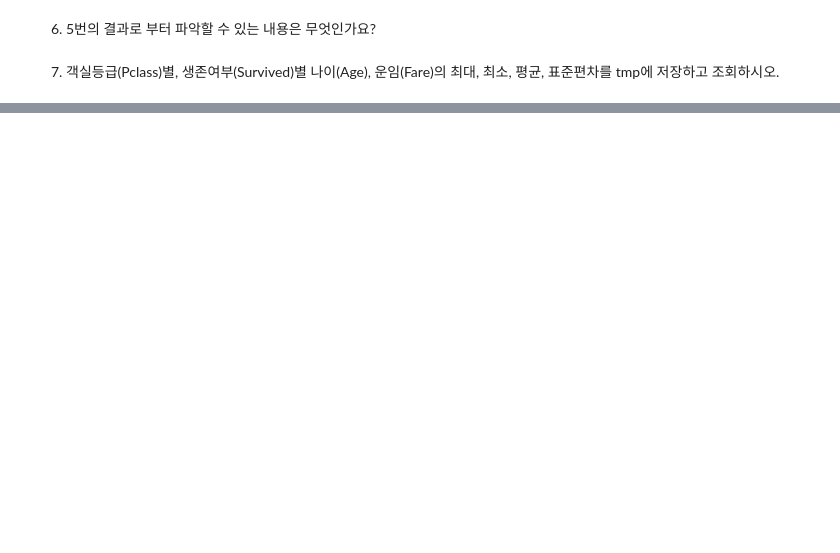
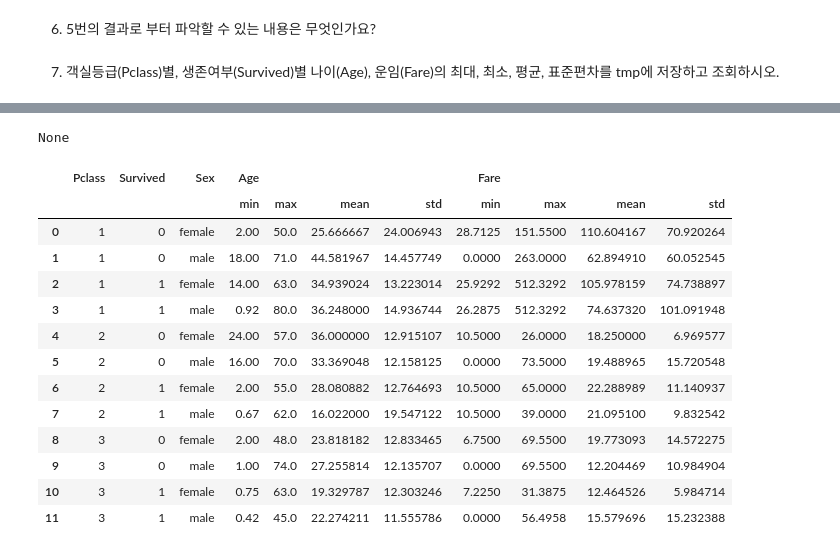
Before and after one commit to pennya6/kt-aivle, a Jupyter notebook: python라이브러리/05 - 판다스 데이터프레임 집계.ipynb, the cells around one changed output, grey strips where cells are left out. Cells and saved outputs as stored; diff of their text form; code cells hidden in the pictures; blank space fills up the shorter version.

```diff
--- a/python라이브러리/05 - 판다스 데이터프레임 집계.ipynb
+++ b/python라이브러리/05 - 판다스 데이터프레임 집계.ipynb
@@ -168,2 +309,4 @@ titanic = pd.read_csv('https://raw.githubusercontent.com/DA4BAM/dataset/master/t
 # %% [markdown]
 7) 객실등급(Pclass)별, 생존여부(Survived)별 나이(Age), 운임(Fare)의 최대, 최소, 평균, 표준편차를 tmp에 저장하고 조회하시오.
+# %%
+tmp=titanic.groupby(by=['Pclass','Survived','Sex'])['Age','Fare'].agg(['min','max','mean','std'])
@@ -169,0 +348,19 @@ titanic = pd.read_csv('https://raw.githubusercontent.com/DA4BAM/dataset/master/t
+# %%
+display(tmp.reset_index(inplace=True)) #적용해!!!
+display(tmp)
+# %% [output]
+None
+|  | Pclass | Survived | Sex | Age |  |  |  | Fare |  |  |  |
+|  |  |  |  | min | max | mean | std | min | max | mean | std |
+| 0 | 1 | 0 | female | 2.00 | 50.0 | 25.666667 | 24.006943 | 28.7125 | 151.5500 | 110.604167 | 70.920264 |
+| 1 | 1 | 0 | male | 18.00 | 71.0 | 44.581967 | 14.457749 | 0.0000 | 263.0000 | 62.894910 | 60.052545 |
+| 2 | 1 | 1 | female | 14.00 | 63.0 | 34.939024 | 13.223014 | 25.9292 | 512.3292 | 105.978159 | 74.738897 |
+| 3 | 1 | 1 | male | 0.92 | 80.0 | 36.248000 | 14.936744 | 26.2875 | 512.3292 | 74.637320 | 101.091948 |
+| 4 | 2 | 0 | female | 24.00 | 57.0 | 36.000000 | 12.915107 | 10.5000 | 26.0000 | 18.250000 | 6.969577 |
+| 5 | 2 | 0 | male | 16.00 | 70.0 | 33.369048 | 12.158125 | 0.0000 | 73.5000 | 19.488965 | 15.720548 |
+| 6 | 2 | 1 | female | 2.00 | 55.0 | 28.080882 | 12.764693 | 10.5000 | 65.0000 | 22.288989 | 11.140937 |
+| 7 | 2 | 1 | male | 0.67 | 62.0 | 16.022000 | 19.547122 | 10.5000 | 39.0000 | 21.095100 | 9.832542 |
+| 8 | 3 | 0 | female | 2.00 | 48.0 | 23.818182 | 12.833465 | 6.7500 | 69.5500 | 19.773093 | 14.572275 |
+| 9 | 3 | 0 | male | 1.00 | 74.0 | 27.255814 | 12.135707 | 0.0000 | 69.5500 | 12.204469 | 10.984904 |
+| 10 | 3 | 1 | female | 0.75 | 63.0 | 19.329787 | 12.303246 | 7.2250 | 31.3875 | 12.464526 | 5.984714 |
+| 11 | 3 | 1 | male | 0.42 | 45.0 | 22.274211 | 11.555786 | 0.0000 | 56.4958 | 15.579696 | 15.232388 |
```
Also changed, not shown: parts of 26 cells of this notebook, 2 other files.
